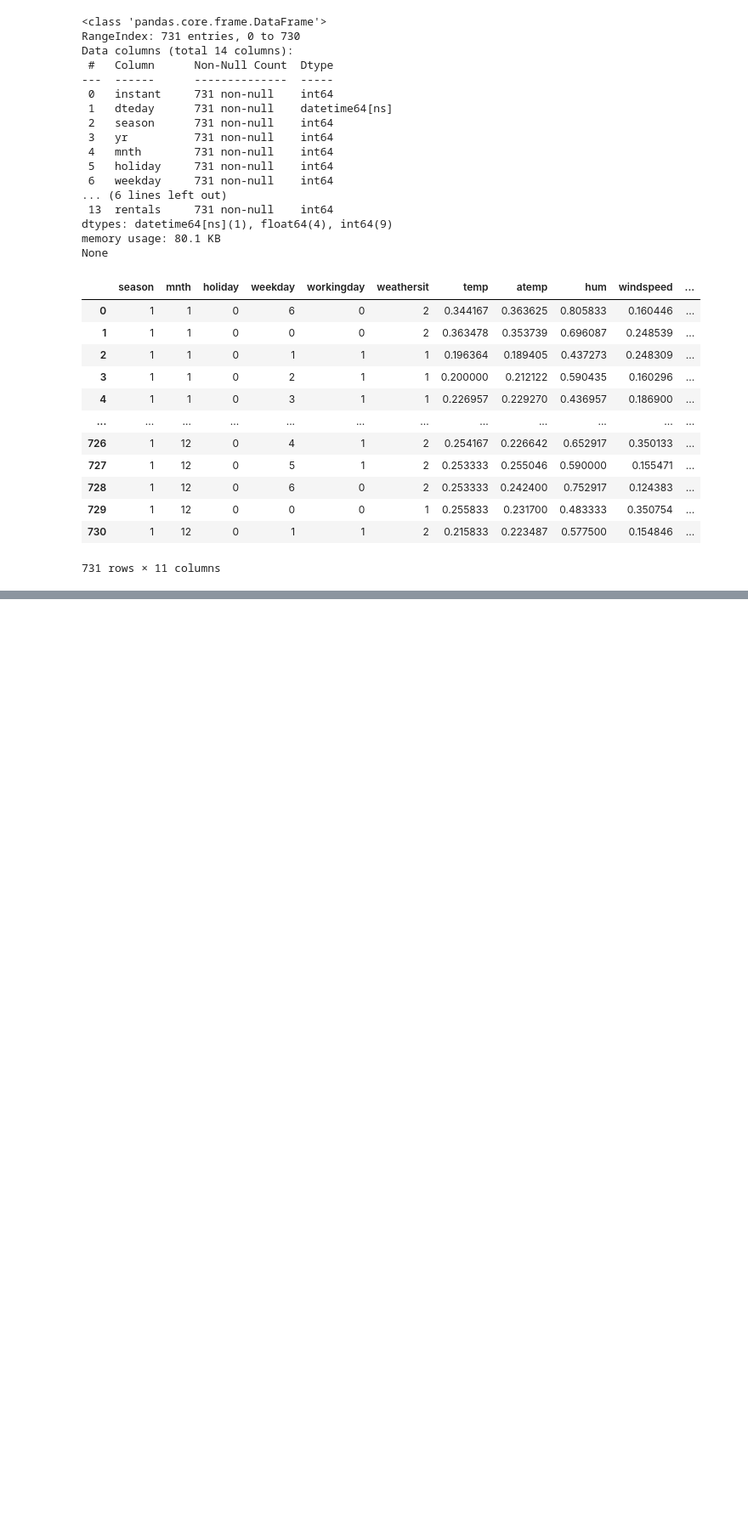
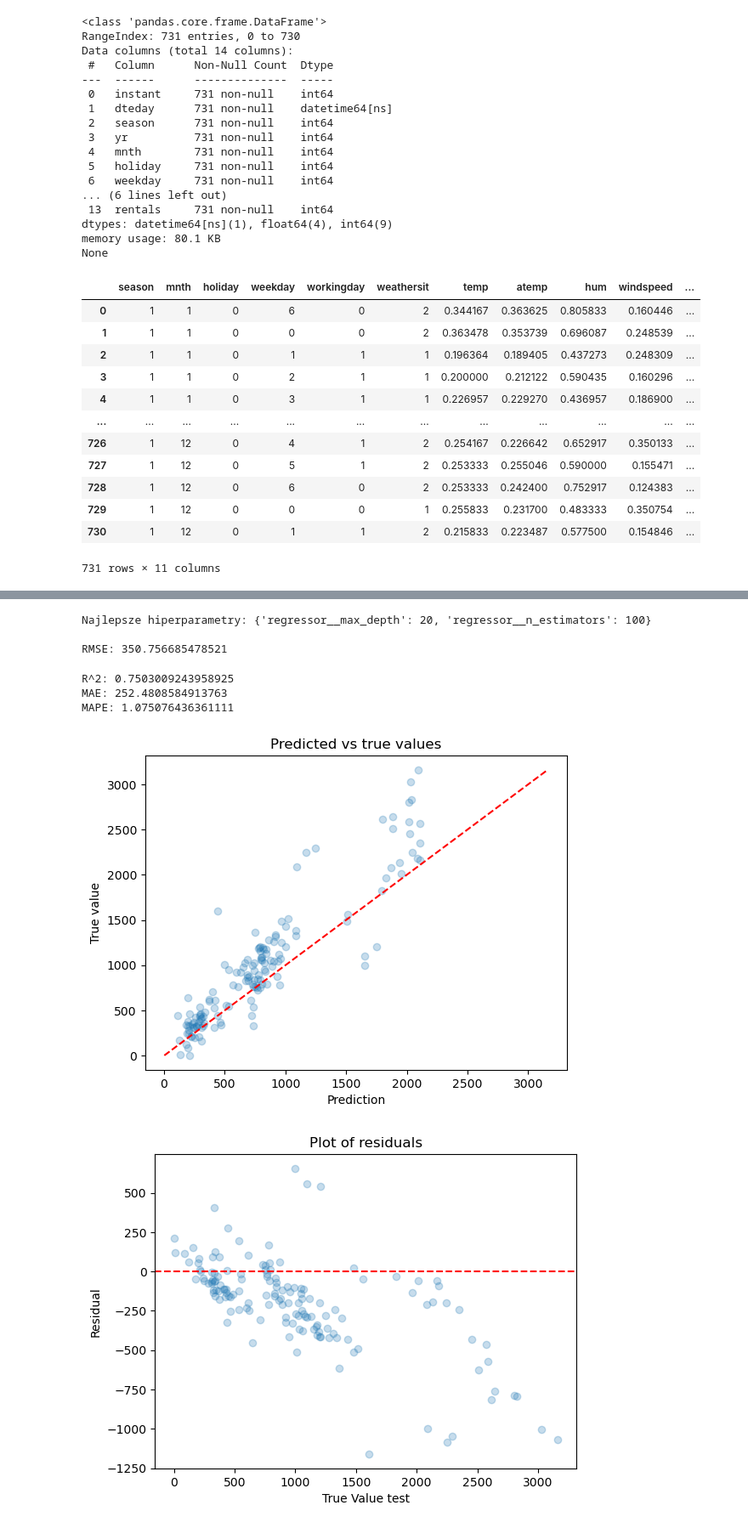
Before and after one commit to droanna/13_1, a Jupyter notebook: main_13_1.ipynb, the cells around one changed output, grey strips where cells are left out. Shown at 85% size. Saved outputs shown, nothing was run; the diff lists cells and outputs as text; code cells hidden in the pictures; blank space fills up the shorter version.

Commit message:
comparison with other regressors

```diff
--- a/main_13_1.ipynb
+++ b/main_13_1.ipynb
@@ -172,10 +170,9 @@ plt.show()
 # %%
-
-
-errors = predictions - y_test
-plt.scatter(x = y_test, y = errors, alpha=0.25)
-plt.axhline(0, color="r", linestyle="--")
-plt.xlabel('True Value test')
-plt.ylabel('Residual')
-plt.title(f'Plot of residuals')
-plt.show()
+def plot_residuals(predictions):
+    errors = predictions - y_test
+    plt.scatter(x = y_test, y = errors, alpha=0.25)
+    plt.axhline(0, color="r", linestyle="--")
+    plt.xlabel('True Value test')
+    plt.ylabel('Residual')
+    plt.title(f'Plot of residuals')
+    plt.show()
@@ -184,5 +179,7 @@ plt.show()
 # %%
-plt.hist(errors, bins = 20)
-plt.axvline(errors.mean(), color='k', linestyle='dashed', linewidth=1)
-plt.title(f'Histogram of residuals, errors mean = {np.round(errors.mean(), 2)}')
-plt.show()
+def plot_residuals_hist(predictions):
+    errors = predictions - y_test
+    plt.hist(errors, bins = 20)
+    plt.axvline(errors.mean(), color='k', linestyle='dashed', linewidth=1)
+    plt.title(f'Histogram of residuals, errors mean = {np.round(errors.mean(), 2)}')
+    plt.show()
@@ -190,0 +186,5 @@ plt.show()
+# %%
+def plot_metrics(predictions):
+    plot_predicted_vs_true(predictions)
+    plot_residuals(predictions)
+    plot_residuals_hist(predictions)
@@ -190,0 +212,25 @@ plt.show()
+# %%
+from sklearn.ensemble import RandomForestRegressor
+
+params = {
+    'regressor__n_estimators': [50, 100, 150, 200],
+    'regressor__max_depth': [1, 5, 10, 15, 20, 25, 30],
+}
+
+
+predictions_random_forest = main(RandomForestRegressor(random_state=42), params)
+# %% [output]
+Najlepsze hiperparametry: {'regressor__max_depth': 20, 'regressor__n_estimators': 100}
+
+RMSE: 350.756685478521
+# %%
+show_metrics(predictions_random_forest)
+# %% [output]
+R^2: 0.7503009243958925
+MAE: 252.4808584913763
+MAPE: 1.075076436361111
+# %%
+plot_metrics(predictions_random_forest)
+# %% [output]
+[figure, added]
+[figure, added]
```
Also changed, not shown: parts of 18 cells of this notebook.
